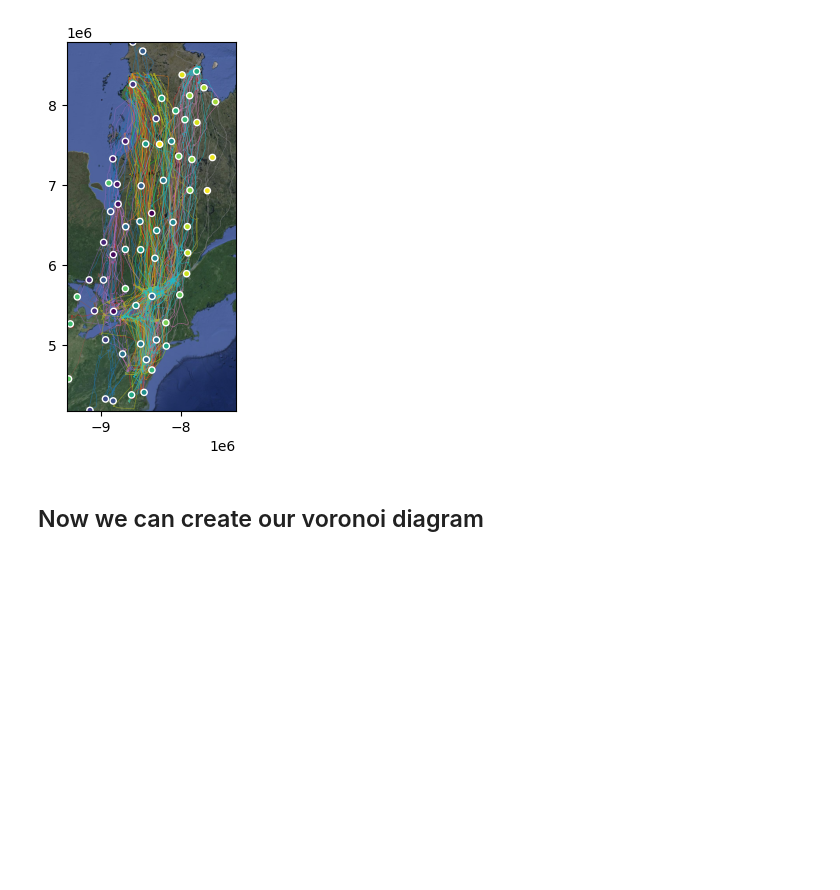
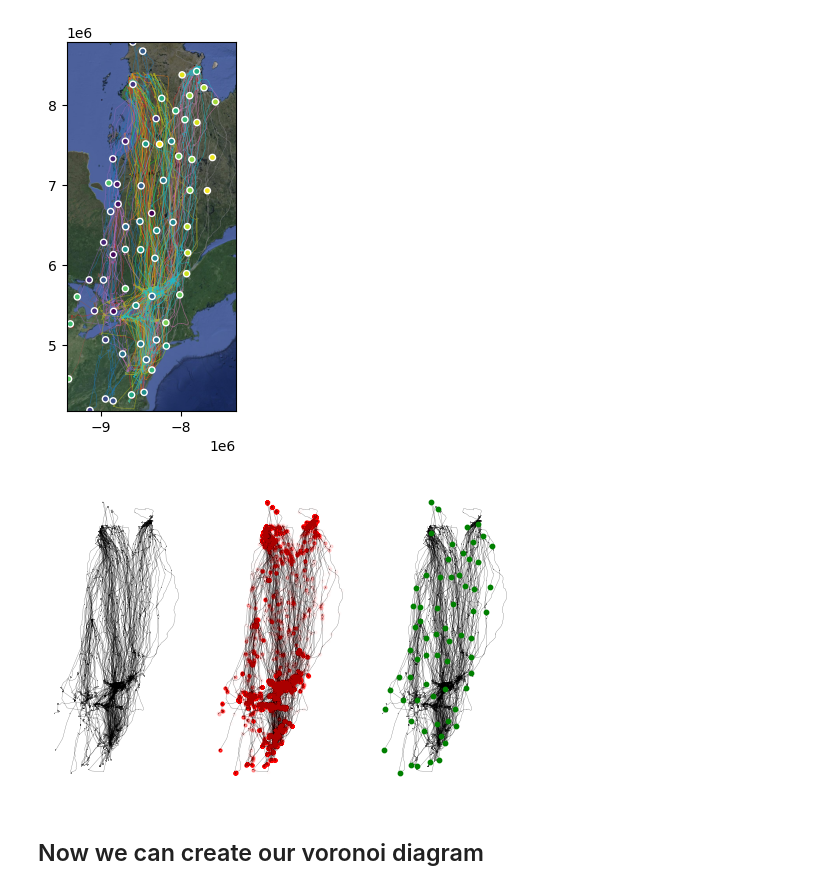
Before and after one commit to derekeden/trackio, a Jupyter notebook: notebooks/example3_Canada_Goose_migrations/example3.ipynb, the cells around one changed output. Cells and saved outputs as stored; diff of their text form; code cells hidden in the pictures; blank space fills up the shorter version.

```diff
--- a/notebooks/example3_Canada_Goose_migrations/example3.ipynb
+++ b/notebooks/example3_Canada_Goose_migrations/example3.ipynb
@@ -357,6 +365,20 @@ plt.scatter(new_centroids['X'], new_centroids['Y'], c=new_centroids.index, edgec
 # %% [output]
 <matplotlib.collections.PathCollection at 0x...>
 [figure]
+# %%
+fig, ax = plt.subplots(1, 3, figsize=(6,4))
+gdf.plot(ax=ax[0], linewidth=0.25, color='k', alpha=0.5)
+gdf.plot(ax=ax[1], linewidth=0.25, color='k', alpha=0.5)
+ax[1].scatter(char_df['X'], char_df['Y'], c='r', alpha=0.01, s=5, zorder=999)
+gdf.plot(ax=ax[2], linewidth=0.25, color='k', alpha=0.5)
+ax[2].scatter(new_centroids['X'], new_centroids['Y'], c='green', s=10, zorder=999)
+
+for a in ax:
+    a.set_xticks([])
+    a.set_yticks([])
+    a.axis('off')
+# %% [output]
+[figure, added]
 # %% [markdown]
 ## Now we can create our voronoi diagram
 # %%
```
Also changed, not shown: parts of 6 cells of this notebook, 2 other files.
